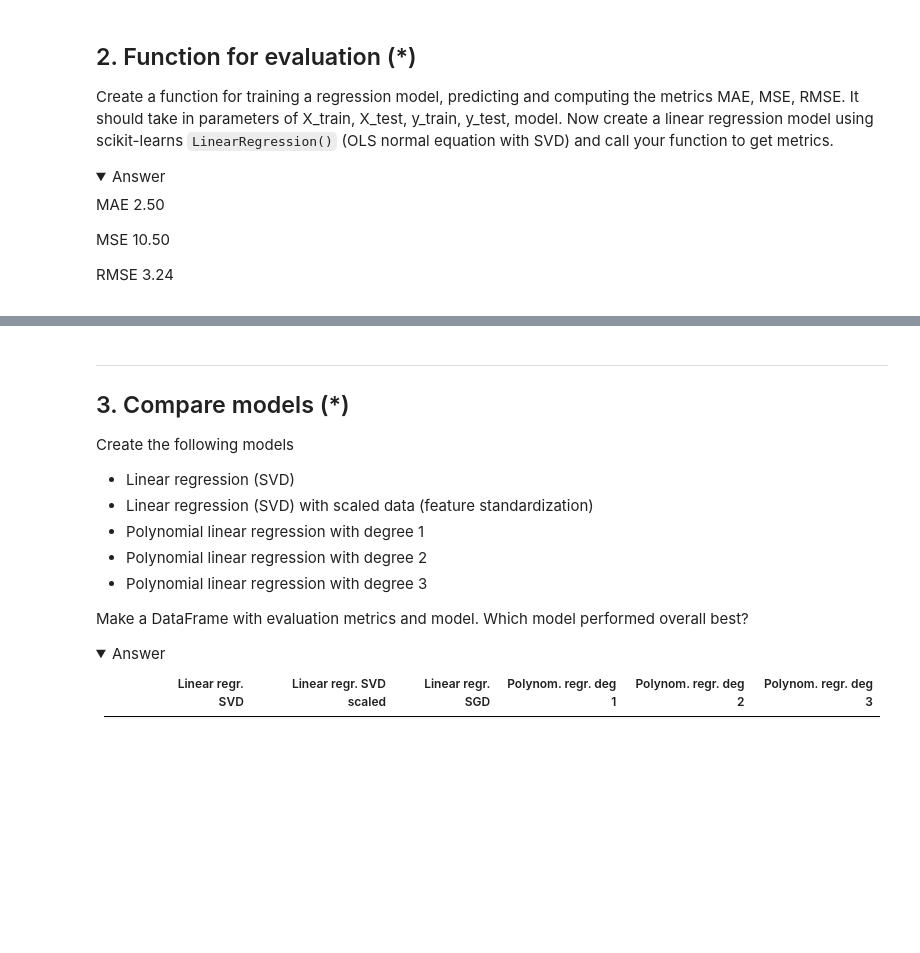
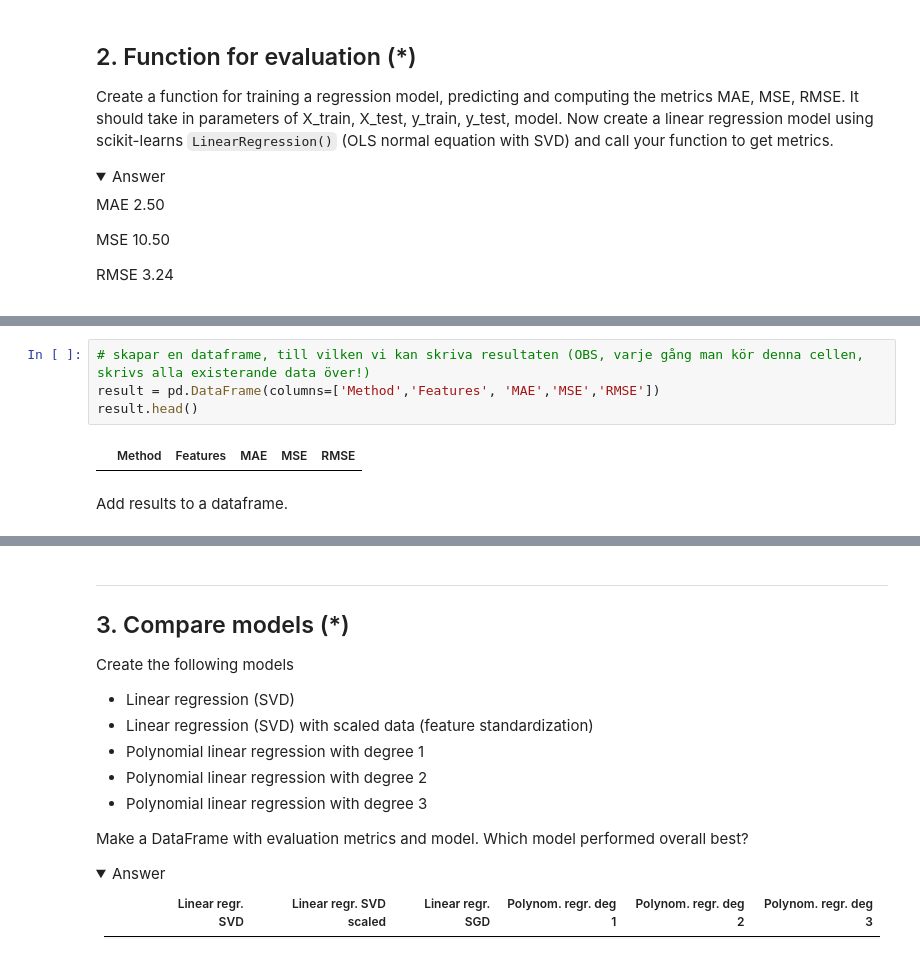
Before and after one commit to dancla240/Machine_Learning_Daniel_Claesson, a Jupyter notebook: Exercises/E01_sklearn.ipynb, the cells around one changed output, grey strips where cells are left out. Cells and saved outputs as stored; diff of their text form; folded sections open; blank space fills up the shorter version.

```diff
--- a/Exercises/E01_sklearn.ipynb
+++ b/Exercises/E01_sklearn.ipynb
@@ -277,0 +327,8 @@ print(model.intercept_)
+# %%
+# skapar en dataframe, till vilken vi kan skriva resultaten (OBS, varje gång man kör denna cellen, skrivs alla existerande data över!)
+result = pd.DataFrame(columns=['Method','Features', 'MAE','MSE','RMSE'])
+result.head()
+# %% [output]
+|  | Method | Features | MAE | MSE | RMSE |
+# %% [markdown]
+Add results to a dataframe.
```
Also changed, not shown: parts of 15 cells of this notebook, 1 other file.
